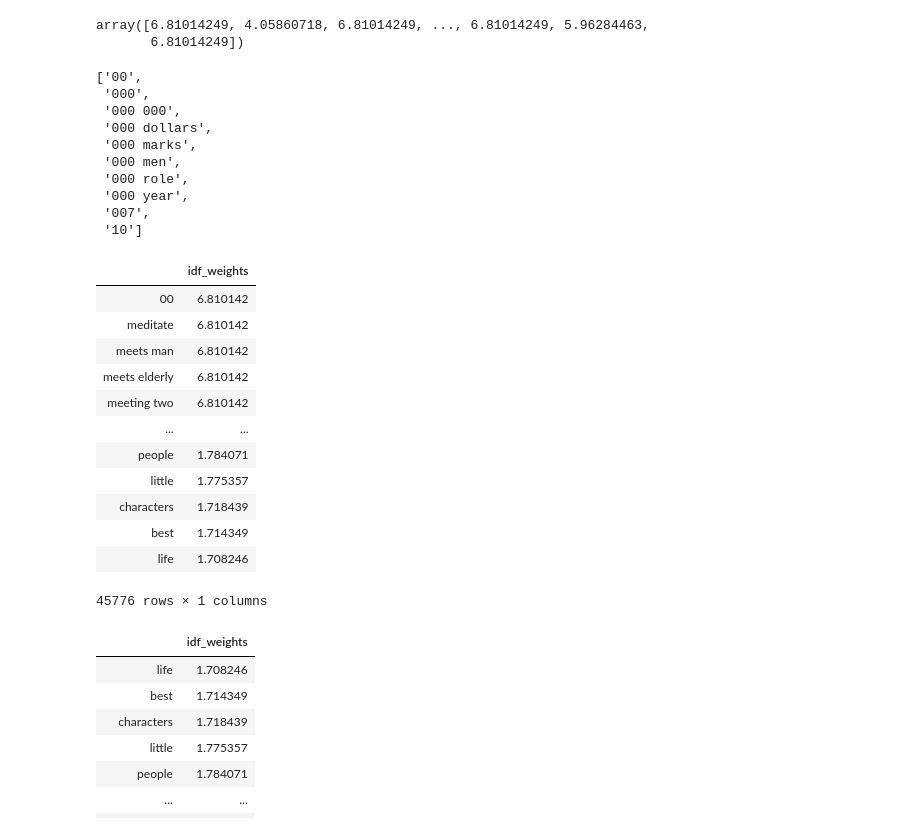
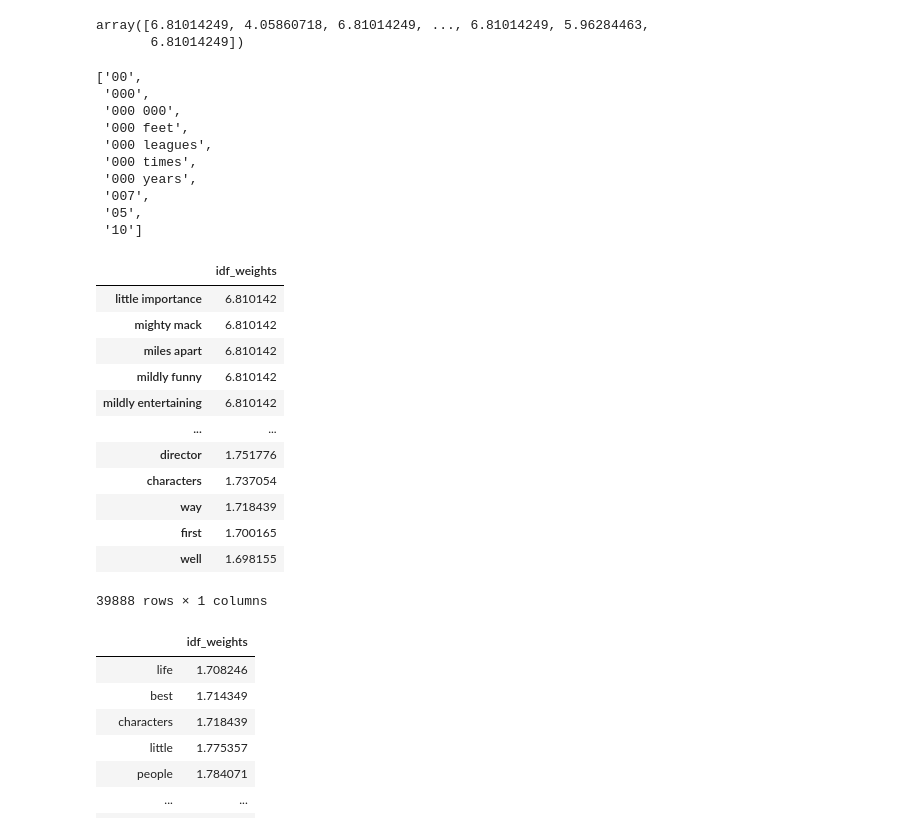
Before and after one commit to Abhiram1214/capstone_project1, a Jupyter notebook: sentiment_analysis/project_code.ipynb, the cells around one changed output. Drawn from its saved outputs; the diff is of its cells as text; code cells hidden in the pictures.

```diff
--- a/sentiment_analysis/project_code.ipynb
+++ b/sentiment_analysis/project_code.ipynb
@@ -187,12 +189,12 @@ plt.show()
 import os
 
 
-listed_doc = []
+positive_doc = []
 for filename in os.listdir(pos_directory):
     #print(type(filename))
     with open('reviews_dataset/pos/{}'.format(filename), 'r') as f:
         line = f.read()
-        listed_doc.append(line)
+        positive_doc.append(line)
 
 
 negitive_doc = []
@@ -206,9 +208,14 @@ for filename in os.listdir(neg_directory):
 from sklearn.feature_extraction.text import TfidfTransformer
 from sklearn.feature_extraction.text import CountVectorizer
 
-cv = CountVectorizer(listed_doc, ngram_range= (1,2), stop_words = stopwords, min_df=2, max_df=0.50)
-word_count = cv.fit_transform(negitive_doc)
-word_count
+positive_cv = CountVectorizer(listed_doc, ngram_range= (1,2), stop_words = stopwords, min_df=2, max_df=0.50)
+positive_word_count = positive_cv.fit_transform(positive_doc)
+positive_word_count
+
+
+negitive_cv = CountVectorizer(listed_doc, ngram_range= (1,2), stop_words = stopwords, min_df=2, max_df=0.50)
+negitive_word_count = negitive_cv.fit_transform(negitive_doc)
+negitive_word_count
 # %% [output]
 <1000x39888 sparse matrix of type '<class 'numpy.int64'>'
         with 307260 stored elements in Compressed Sparse Row format>
@@ -240,6 +260,11 @@ plt.show()
 # %%
 tfidf_transformer = TfidfTransformer(smooth_idf=True, use_idf=True)
-tfidf_transformer.fit(word_count)
+tfidf_transformer.fit(positive_word_count)
+
+
+#for negitive words
+negitive_tfidf = TfidfTransformer(smooth_idf=True, use_idf=True)
+negitive_tfidf.fit(negitive_word_count)
 # %% [output]
 TfidfTransformer(norm='l2', smooth_idf=True, sublinear_tf=False, use_idf=True)
 # %%
@@ -253,29 +278,30 @@ cv.get_feature_names()[:10]
 ['00',
  '000',
  '000 000',
- '000 dollars',
- '000 marks',
- '000 men',
- '000 role',
- '000 year',
+ '000 feet',
+ '000 leagues',
+ '000 times',
+ '000 years',
  '007',
+ '05',
  '10']
 # %%
-df_idf = pd.DataFrame(tfidf_transformer.idf_, index=cv.get_feature_names(), columns=['idf_weights'])
+pos_tf_idf = pd.DataFrame(tfidf_transformer.idf_, index=positive_cv.get_feature_names(), columns=['idf_weights'])
+neg_tf_idf = pd.DataFrame(negitive_tfidf.idf_, index=negitive_cv.get_feature_names(), columns=['idf_weights'])
 # %%
-df_idf.sort_values(by='idf_weights', ascending=False)
+neg_tf_idf.sort_values(by='idf_weights', ascending=False)
 # %% [output]
 |  | idf_weights |
-| 00 | 6.810142 |
-| meditate | 6.810142 |
-| meets man | 6.810142 |
-| meets elderly | 6.810142 |
-| meeting two | 6.810142 |
+| little importance | 6.810142 |
+| mighty mack | 6.810142 |
+| miles apart | 6.810142 |
+| mildly funny | 6.810142 |
+| mildly entertaining | 6.810142 |
 | ... | ... |
-| people | 1.784071 |
-| little | 1.775357 |
-| characters | 1.718439 |
-| best | 1.714349 |
-| life | 1.708246 |
+| director | 1.751776 |
+| characters | 1.737054 |
+| way | 1.718439 |
+| first | 1.700165 |
+| well | 1.698155 |
-45776 rows × 1 columns
+39888 rows × 1 columns
 # %%
```
Also changed, not shown: parts of 28 cells of this notebook, 4 other files.
